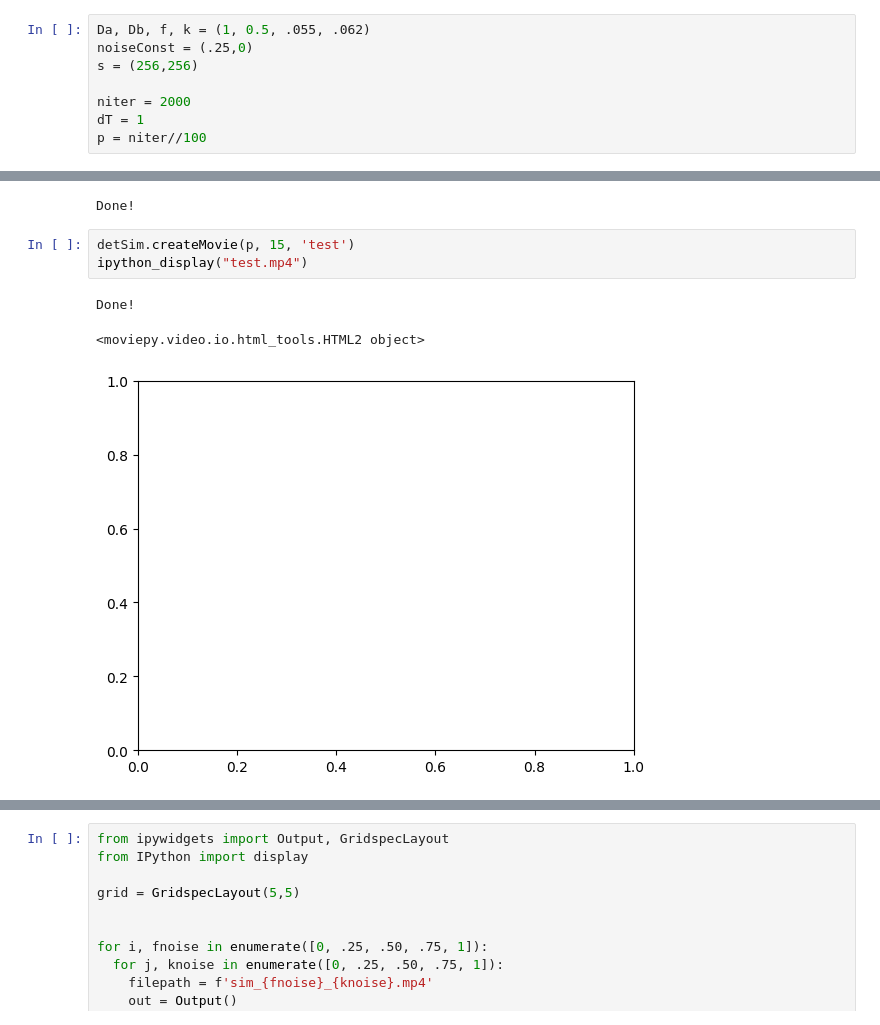
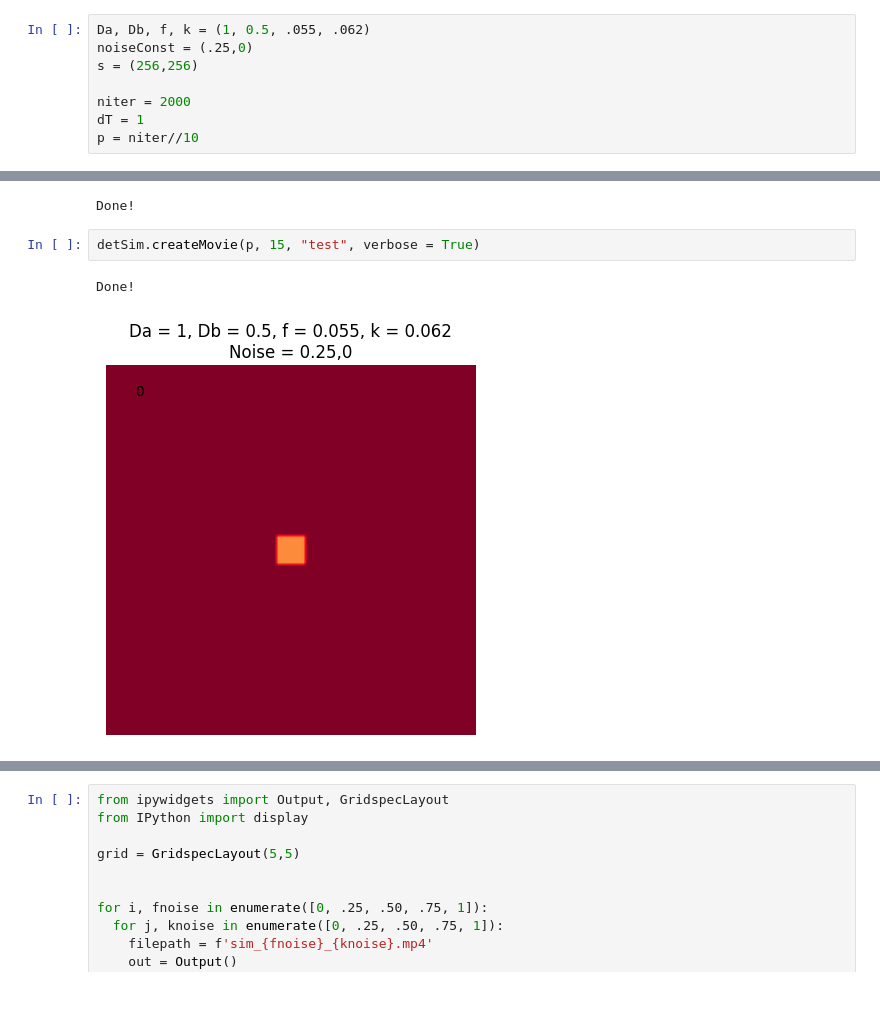
Before and after one commit to SultanOfSauce/StocModel, a Jupyter notebook: Untitled5.ipynb, the cells around one changed output, grey strips where cells are left out. Saved outputs shown, nothing was run; the diff lists cells and outputs as text; blank space fills up the shorter version.

```diff
--- a/Untitled5.ipynb
+++ b/Untitled5.ipynb
@@ -174,7 +174,7 @@ s = (256,256)
 
 niter = 2000
 dT = 1
-p = niter//100
+p = niter//10
 # %%
 detSim = grayScott(Da, Db, f, k, s, noiseConst = noiseConst)
 # %%
@@ -188,12 +188,10 @@ As, _ = detSim.simulate(dT, p,
 # of Iterations: 2000
 Done!
 # %%
-detSim.createMovie(p, 15, 'test')
-ipython_display("test.mp4")
+detSim.createMovie(p, 15, "test", verbose = True)
 # %% [output]
 Done!
-<moviepy.video.io.html_tools.HTML2 object>
-[figure, old version]
+[figure, new version]
 # %%
 #Da, Db, f, k = (1, 0.5, 0.0367, 0.0649) #No chance.
 Da, Db, f, k = (1, 0.5, .055, .062)
```
Also changed, not shown: parts of 2 cells of this notebook, 27 other files.
